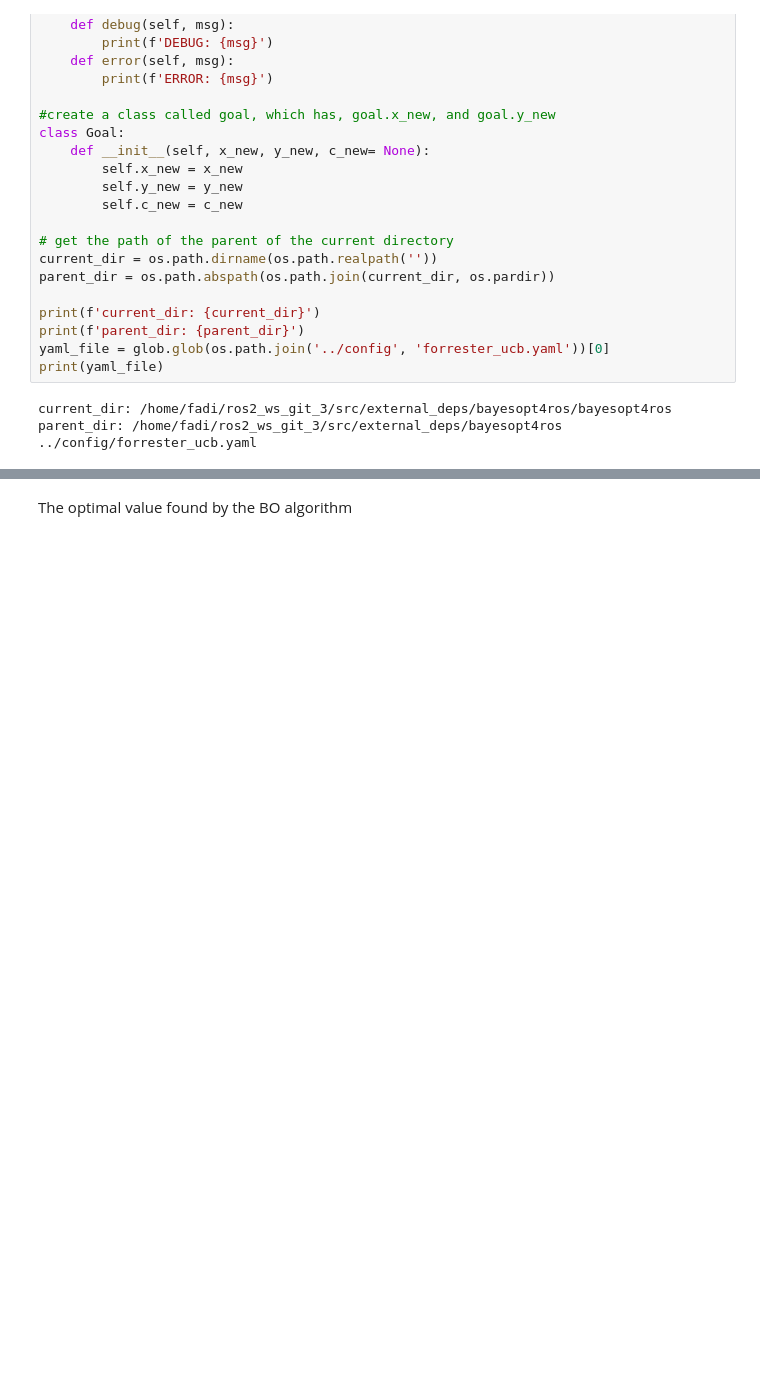
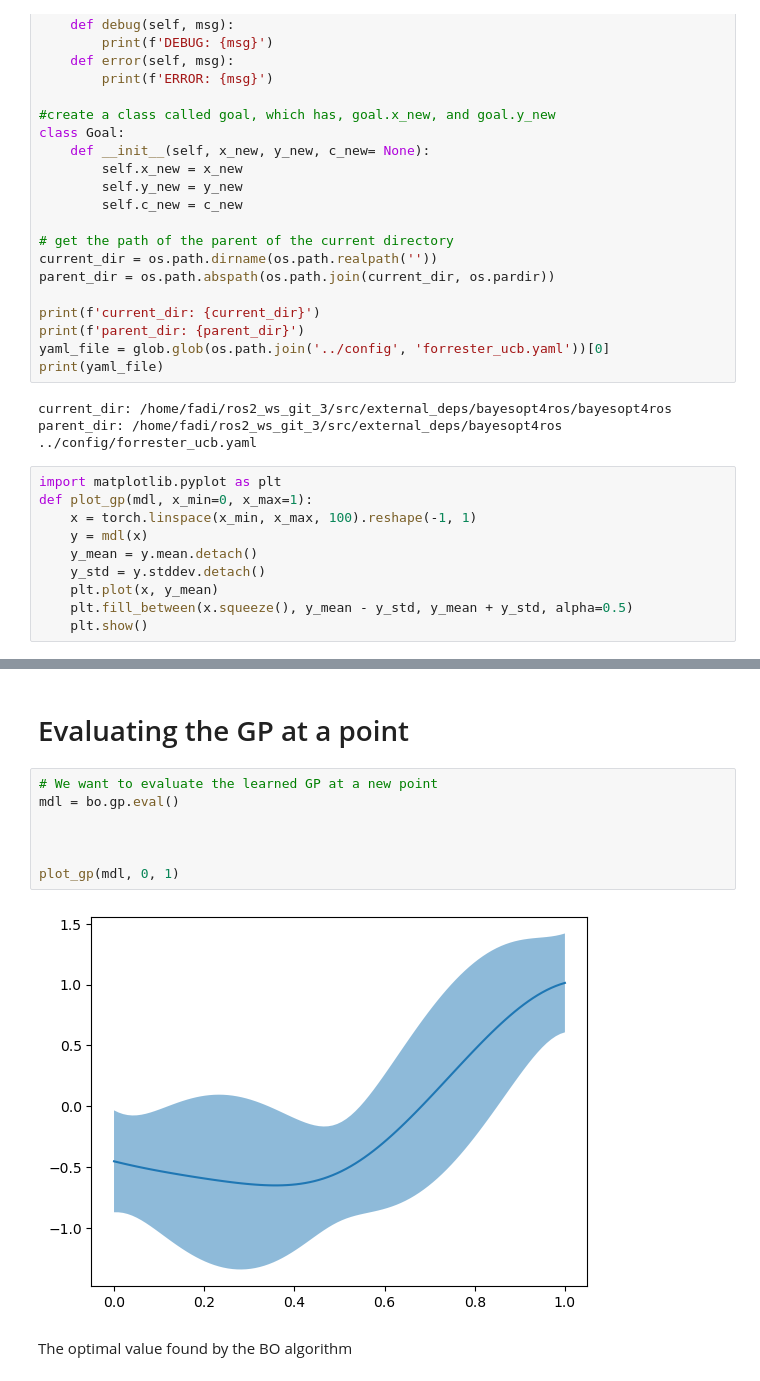
Before and after one commit to Fadi-AlMasalmah/bayesopt4ros, a Jupyter notebook: bayesopt4ros/bayesopt4ros/CBO_noRos.ipynb, the cells around one changed output, grey strips where cells are left out. Drawn from its saved outputs; the diff is of its cells as text; blank space fills up the shorter version.

```diff
--- a/bayesopt4ros/bayesopt4ros/CBO_noRos.ipynb
+++ b/bayesopt4ros/bayesopt4ros/CBO_noRos.ipynb
@@ -48,5 +48,15 @@ print(yaml_file)
 current_dir: /home/fadi/ros2_ws_git_3/src/external_deps/bayesopt4ros/bayesopt4ros
 parent_dir: /home/fadi/ros2_ws_git_3/src/external_deps/bayesopt4ros
 ../config/forrester_ucb.yaml
+# %%
+import matplotlib.pyplot as plt
+def plot_gp(mdl, x_min=0, x_max=1):
+    x = torch.linspace(x_min, x_max, 100).reshape(-1, 1)
+    y = mdl(x)
+    y_mean = y.mean.detach()
+    y_std = y.stddev.detach()
+    plt.plot(x, y_mean)
+    plt.fill_between(x.squeeze(), y_mean - y_std, y_mean + y_std, alpha=0.5)
+    plt.show()
 # %%
 
@@ -99,3 +92,14 @@ iteration 14 :  x_new: 0.053, y_new: -5.921
+# %% [markdown]
+# Evaluating the GP at a point
+# %%
+# We want to evaluate the learned GP at a new point
+mdl = bo.gp.eval()
+
+
+
+plot_gp(mdl, 0, 1)
+# %% [output]
+[figure, added]
 # %% [markdown]
 The optimal value found by the BO algorithm
 # %%
```
Also changed, not shown: parts of 1 cell of this notebook, 2 other files.
